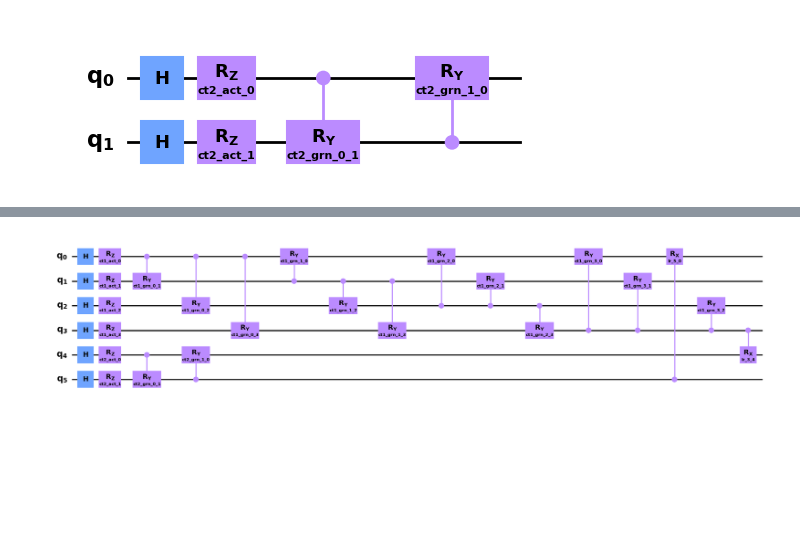
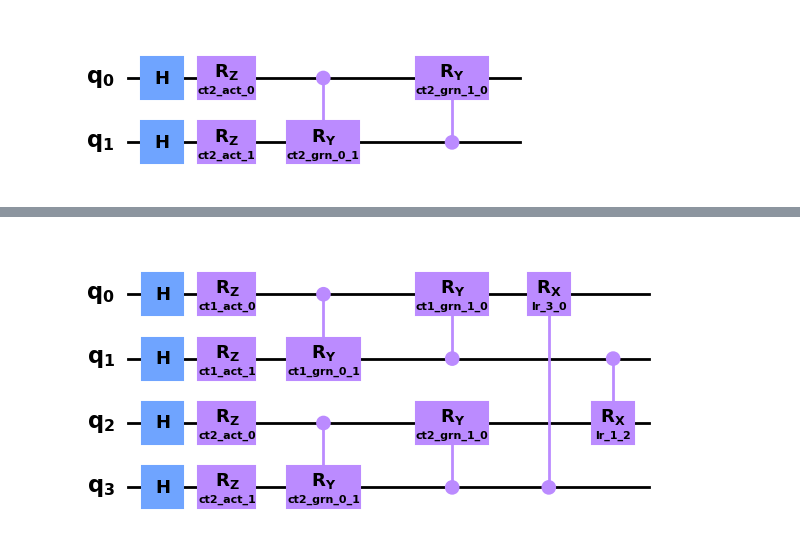
Before and after one commit to cailab-tamu/QuantumXCT, a Jupyter notebook: python/cc_grn_opt2.ipynb, the cells around one changed output, grey strips where cells are left out. Drawn from its saved outputs; the diff is of its cells as text; code cells hidden in the pictures; blank space fills up the shorter version.

```diff
--- a/python/cc_grn_opt2.ipynb
+++ b/python/cc_grn_opt2.ipynb
@@ -10,9 +10,14 @@ sc.pp.normalize_total(adata, target_sum=1e4) # You can adjust target_sum # Seems
 sc.pp.log1p(adata)
 # %%
 # Extract source and receiver genes efficiently
-gl_source = ['TGFBR2', 'SMAD3', 'HIF1A', 'PDGFB'] # All values from the first column
+#gl_source = ['TGFBR2', 'SMAD3', 'HIF1A', 'PDGFB'] # All values from the first column
 #gl_recv =['PDGFRB', 'FN1', 'TGFB1']  # All values from the second column
+#gl_source = ['TGFBR2', 'HIF1A', 'PDGFB'] # All values from the first column
+gl_source = ['TGFBR2', 'PDGFB'] # All values from the first column
+
+#gl_recv =['PDGFRB', 'TGFB1']  # All values from the second column
 gl_recv =['PDGFRB', 'TGFB1']  # All values from the second column
+
 np.random.seed(42)
 # %%
 ict1 = adata.obs["BatchID"] == "Cancer Cells (Co)"
@@ -539,18 +547,24 @@ The counts are: {'00': 257, '01': 450, '11': 317}
 # %%
 # interactions_lr = {
 #     (4, 0): -1,
 #     (3, 6): -1
 # }
+# interactions_lr = {
+#     (ng_ct1 + ng_ct2 - 1, 0): 10,
+#     (0, ng_ct1 + ng_ct2 - 1): 10,
+#     (ng_ct1-1, ng_ct1): 10,
+#     (ng_ct1, ng_ct1-1): 10
+# }
 interactions_lr = {
     (ng_ct1 + ng_ct2 - 1, 0): 10,
-    (ng_ct1-1, ng_ct1): 10
+    (ng_ct1-1, ng_ct1): 10,
 }
 
 cc_grn_circuit_co = create_circuit_lr2(ansatz_grn_ct1_co, ansatz_grn_ct2_co, interactions = interactions_lr)
 cc_grn_circuit_mo = create_circuit_lr2(ansatz_grn_ct1_mo, ansatz_grn_ct2_mo, interactions = interactions_lr)
 cc_grn_circuit_mo.draw(output="mpl", style="clifford", fold=40)  # Show the circuit plot
 # %% [output]
-[figure, old version]
+[figure, new version]
 # %%
 from qiskit.primitives import StatevectorEstimator
 from scipy.optimize import minimize
```
Also changed, not shown: parts of 33 cells of this notebook, 2 other files.
